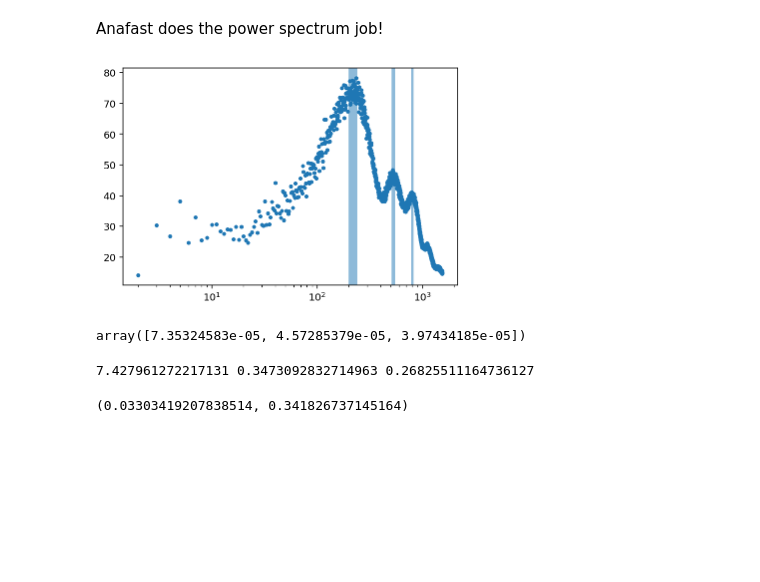
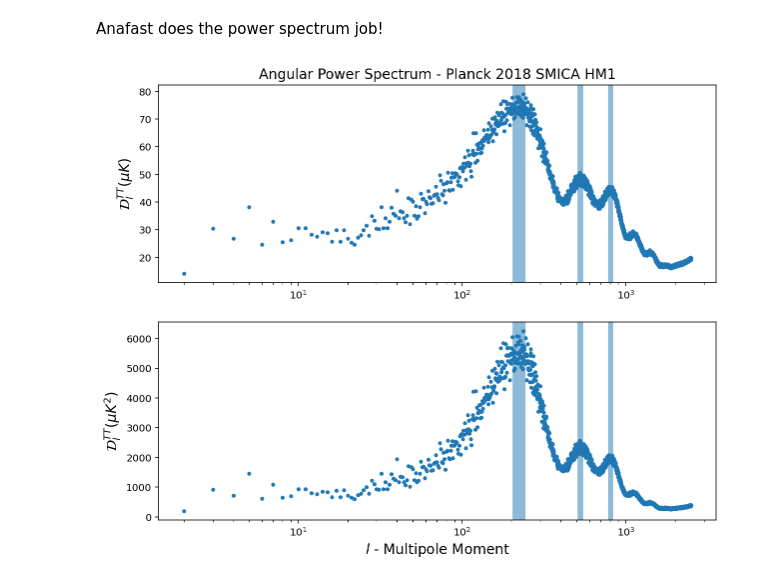
Before and after one commit to nallo97/lab3_astrolab, a Jupyter notebook: BasicAnalysis.ipynb, the cells around one changed output. Saved outputs shown, nothing was run; the diff lists cells and outputs as text; code cells hidden in the pictures; blank space fills up the shorter version.

```diff
--- a/BasicAnalysis.ipynb
+++ b/BasicAnalysis.ipynb
@@ -92,13 +153,31 @@ fixedcls = np.sqrt(clclean*ls*(ls+1)/(2*np.pi))
+# %%
+bestcls, bestls = badcl_to_good(lbest, clbest)
 # %%
-peak1 = [220, 20]
+peak1 = [224, 20]
 peak2 = [530, 20]
-peak3 = [800, 20]
+peak3 = [810, 30]
 peaks = np.array([peak1, peak2, peak3])
-# %%
-plt.plot(ls, fixedcls*1e6, '.')
-# plt.semilogy()
-plt.semilogx()
-for p in peaks:
-    plt.axvspan(*pspan(*p), alpha=.5)
-# %% [output]
-[figure, removed]
+# %%
+lsmax = bestls < 2500
+# %%
+fig, ax = plt.subplots(2, figsize=(10,8))
+
+ax[0].plot(bestls[lsmax], (bestcls[lsmax]*1e6), '.')
+ax[0].set_ylabel(r"$\mathcal{D}_l^{TT}(\mu K)$", fontsize=14)
+# ax[0].set_xlabel(r"$l$ - Multipole Moment", fontsize=14)
+ax[0].set_title("Angular Power Spectrum - Planck 2018 SMICA HM1", fontsize=14)
+
+ax[1].plot(bestls[lsmax], (bestcls[lsmax]*1e6)**2, '.')
+ax[1].set_ylabel(r"$\mathcal{D}_l^{TT}(\mu K^2)$", fontsize=14)
+ax[1].set_xlabel(r"$l$ - Multipole Moment", fontsize=14)
+# ax[1].set_title("Angular Power Spectrum - Planck 2018 SMICA HM1", fontsize=14)
+
+ax[0].semilogx();
+ax[1].semilogx();
+for p in peaks:
+    ax[0].axvspan(*pspan(*p), alpha=.5)
+    ax[1].axvspan(*pspan(*p), alpha=.5)
+
+# plt.savefig('../writeup/images/bestangspec.png', dpi=300, pad_inches = 0)
+# %% [output]
+[figure, added]
@@ -110,13 +191,4 @@ t10_e = np.std(fixedcls[8:15])/np.sqrt(7)
 tls_d = fixedcls[peaks[:,0]]
 tls = np.array([np.mean(fixedcls[pspan(*p)[0]:pspan(*p)[1]]) for p in peaks])
 tls_err = np.array([np.std(fixedcls[pspan(*p)[0]:pspan(*p)[1]])/np.sqrt(p[1]*2) for p in peaks])
-# %%
-tls
-# %% [output]
-array([7.35324583e-05, 4.57285379e-05, 3.97434185e-05])
-# %%
-tls_to_model(tls_d, t10_d)
-# %% [output]
-7.427961272217131 0.3473092832714963 0.26825511164736127
-(0.03303419207838514, 0.341826737145164)
 # %%
```
Also changed, not shown: parts of 78 cells of this notebook, 1 other file.
